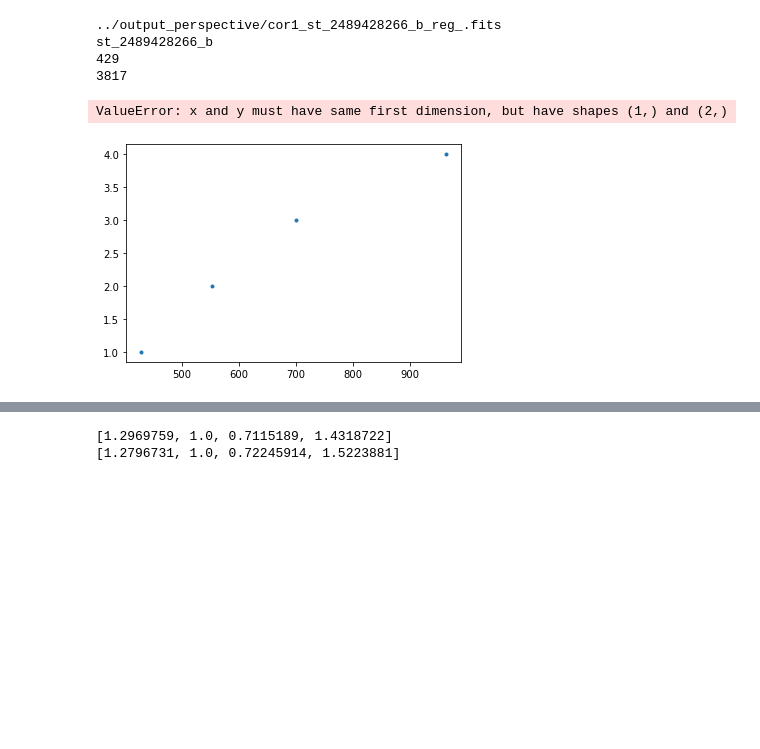
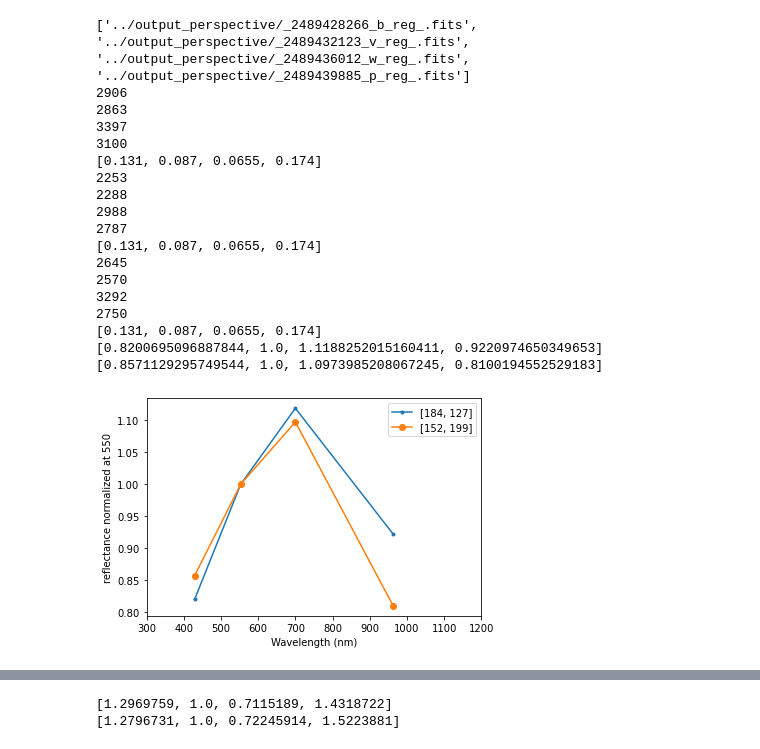
Before and after one commit to akihirohattori/preprocess, a Jupyter notebook: make_spectrum.ipynb, the cells around one changed output, grey strips where cells are left out. Saved outputs shown, nothing was run; the diff lists cells and outputs as text; code cells hidden in the pictures; blank space fills up the shorter version.

```diff
--- a/make_spectrum.ipynb
+++ b/make_spectrum.ipynb
@@ -4,36 +4,64 @@ import numpy as np
 import matplotlib.pyplot as plt
 import glob
 import pandas as pd
+# %%
+def conversion_ref(image_filelist, x, y):
+    result = []
+    data = []
+    t = []
+    scale_factor = [1.254, 1, 0.645, 1.514]
+    rad = 3.42 * pow(10,-3)
+    for i, image_file in enumerate(image_filelist):
+        hdu = fits.open(image_file)[0]
+        header = hdu.header
+        data.append(hdu.data)
+        t.append(header["TEXP"])
+    base = (data[1][y][x] / t[1]) * rad
+    for i in range(4):
+        z = data[i]
+        result.append(((data[i][y][x] / t[i]) / base) * rad * scale_factor[i] )
+        # result.append(((data[i][y][x] / t[i]) / base)  )
+        print(z[y][x])
+    print(t)
+    return result
 # %%
-target_files = "../output_perspective/cor*.fits"
-
+# target_files = "../output_perspective/cor*.fits"
+target_files = "../output_perspective/_*.fits"
 image_files = sorted(glob.glob(target_files))
-
+print(image_files)
+l1 = []
+l2 = []
+l1 = conversion_ref(image_files, 123, 133)
+l1 = conversion_ref(image_files, 135, 145)
+l2 = conversion_ref(image_files, 126, 189)
 wave_length = [429, 553, 700, 963]
-ref = [1,2,3,4]
-plt.scatter(wave_length, ref, marker = ".")
-
-for i, image_file in enumerate(image_files):
-    print(image_file)
-    parts = image_file.split("cor1_")
-    part = parts[1].split("_reg_")
-    name = f"{part[0]}"
-    f = fits.getdata(image_file)
-    print(name)
-    print(wave_length[i])
-    print(f[133][125])
-    data = [f[133][125], f[199][152]]
-    plt.plot(wave_length[i], data, label = name)
+print(l1)
+print(l2)
+plt.plot(wave_length, l1, marker = ".", label = [184,127])
+plt.plot(wave_length, l2, marker = "o", label = [152,199])
 
 plt.xlabel('Wavelength (nm)')
 plt.xlim(300, 1200)
 plt.ylabel('reflectance normalized at 550')
 plt.legend(loc = 'upper right')
 plt.show()
 # %% [output]
-../output_perspective/cor1_st_2489428266_b_reg_.fits
-st_2489428266_b
-429
-3817
+['../output_perspective/_2489428266_b_reg_.fits', '../output_perspective/_2489432123_v_reg_.fits', '../output_perspective/_2489436012_w_reg_.fits', '../output_perspective/_2489439885_p_reg_.fits']
+2906
+2863
+3397
+3100
+[0.131, 0.087, 0.0655, 0.174]
+2253
+2288
+2988
+2787
+[0.131, 0.087, 0.0655, 0.174]
+2645
+2570
+3292
+2750
+[0.131, 0.087, 0.0655, 0.174]
+[0.8200695096887844, 1.0, 1.1188252015160411, 0.9220974650349653]
+[0.8571129295749544, 1.0, 1.0973985208067245, 0.8100194552529183]
-ValueError: x and y must have same first dimension, but have shapes (1,) and (2,)
-[figure, old version]
+[figure, new version]
```
Also changed, not shown: parts of 3 cells of this notebook, 6 other files.
